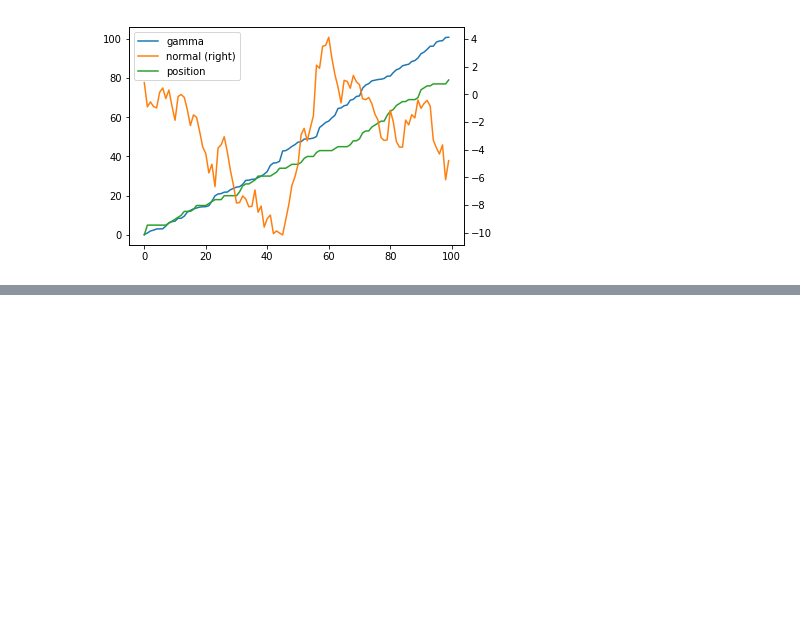
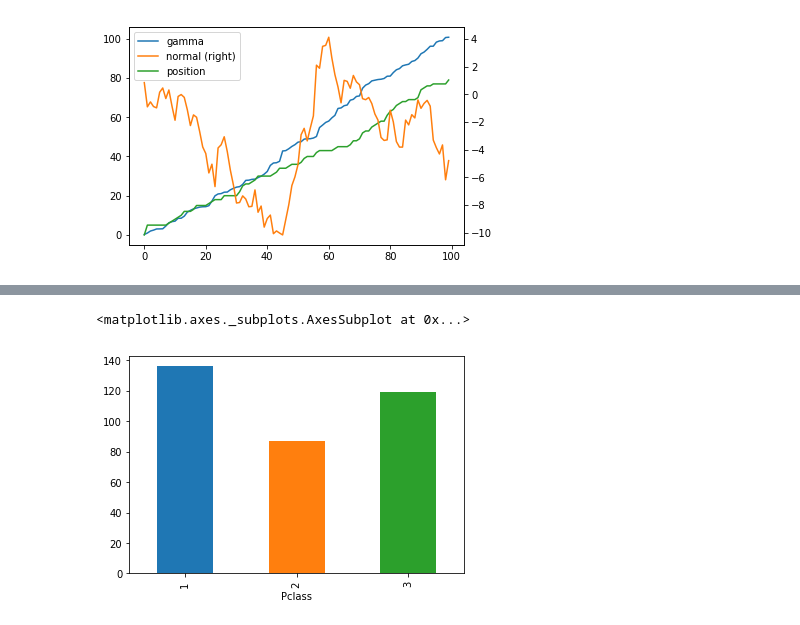
Before and after one commit to lqleon1214/data_analysis_test, a Jupyter notebook: data-exploration-visualization.ipynb, the cells around one changed output, grey strips where cells are left out. Cells and saved outputs as stored; diff of their text form; code cells hidden in the pictures; blank space fills up the shorter version.

```diff
--- a/data-exploration-visualization.ipynb
+++ b/data-exploration-visualization.ipynb
@@ -116,0 +151,3 @@ variables.cumsum(0).plot(secondary_y='normal')   # 这样的话，两个图的y
+# %%
+titanic = pd.read_csv('./data/titanic.csv')
+titanic.head()
@@ -116,0 +162,5 @@ variables.cumsum(0).plot(secondary_y='normal')   # 这样的话，两个图的y
+# %%
+titanic.groupby('Pclass').Survived.sum().plot(kind='bar')
+# %% [output]
+<matplotlib.axes._subplots.AxesSubplot at 0x...>
+[figure, added]
```
Also changed, not shown: parts of 36 cells of this notebook, 2 other files.
